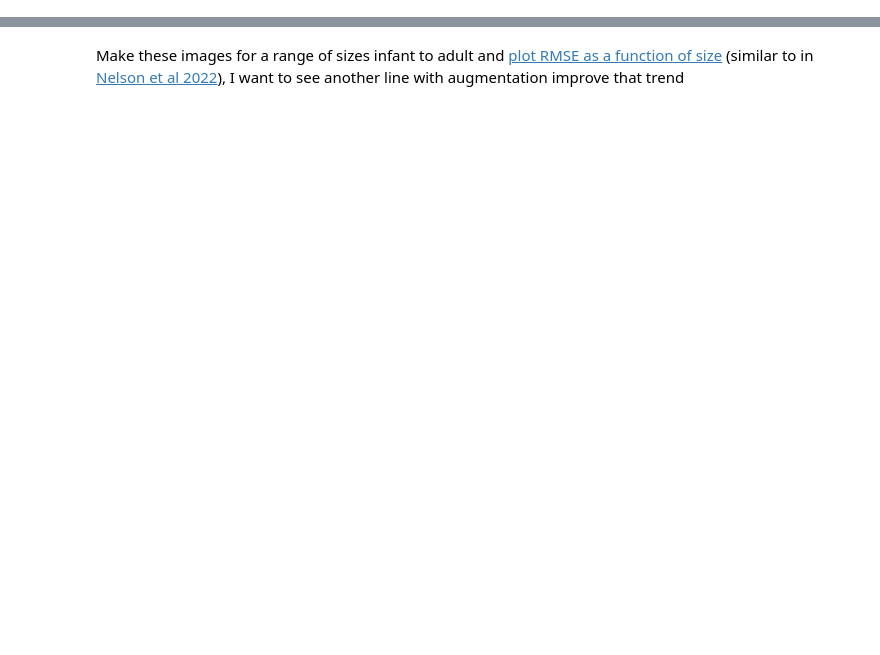
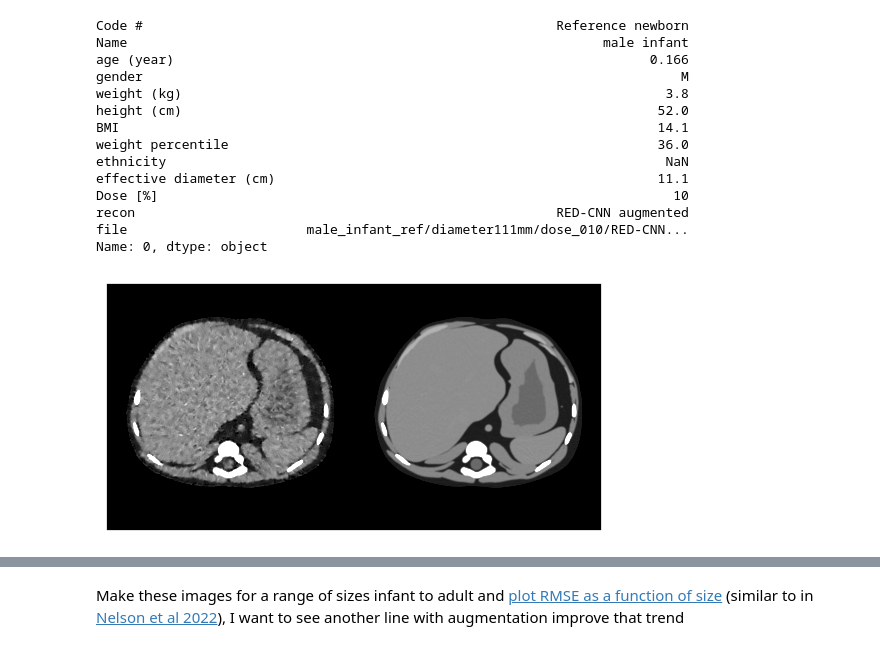
Before and after one commit to brandonjnelsonFDA/pediatric-CT-noise-texture-augmentation, a Jupyter notebook: notebooks/patient_images.ipynb, the cells around one changed output, grey strips where cells are left out. Drawn from its saved outputs; the diff is of its cells as text; code cells hidden in the pictures; blank space fills up the shorter version.

Commit message:
notebooks rearranged and patient rmse

```diff
--- a/notebooks/patient_images.ipynb
+++ b/notebooks/patient_images.ipynb
@@ -77,0 +80,6 @@ plt.savefig(f'test_patient.png', dpi=600, bbox_inches='tight')
+# %%
+import pandas as pd
+from pathlib import Path
+base_dir = Path('/gpfs_projects/brandon.nelson/PediatricCTSizeDataAugmentation/anthropomorphic/')
+df = pd.read_csv(base_dir / 'metadata.csv')
+df
@@ -77,0 +100,28 @@ plt.savefig(f'test_patient.png', dpi=600, bbox_inches='tight')
+# %%
+import SimpleITK as sitk
+
+def load_img(mhd): return sitk.GetArrayFromImage(sitk.ReadImage(mhd))
+def get_ground_truth(fname): return Path(fname).parents[2] / 'noise_free.mhd'
+
+patient = df.iloc[0]
+offset = 1000 if patient.recon == 'fbp' else 0
+img = load_img(base_dir / patient.file) - offset
+gt = load_img(base_dir / get_ground_truth(patient.file)) - 1000
+print(patient)
+ctshow(np.concatenate([img[1], gt], axis=1))
+# %% [output]
+Code #                                                     Reference newborn
+Name                                                             male infant
+age (year)                                                             0.166
+gender                                                                     M
+weight (kg)                                                              3.8
+height (cm)                                                             52.0
+BMI                                                                     14.1
+weight percentile                                                       36.0
+ethnicity                                                                NaN
+effective diameter (cm)                                                 11.1
+Dose [%]                                                                  10
+recon                                                      RED-CNN augmented
+file                       male_infant_ref/diameter111mm/dose_010/RED-CNN...
+Name: 0, dtype: object
+[figure, added]
```
Also changed, not shown: parts of 29 cells of this notebook, 15 other files.
